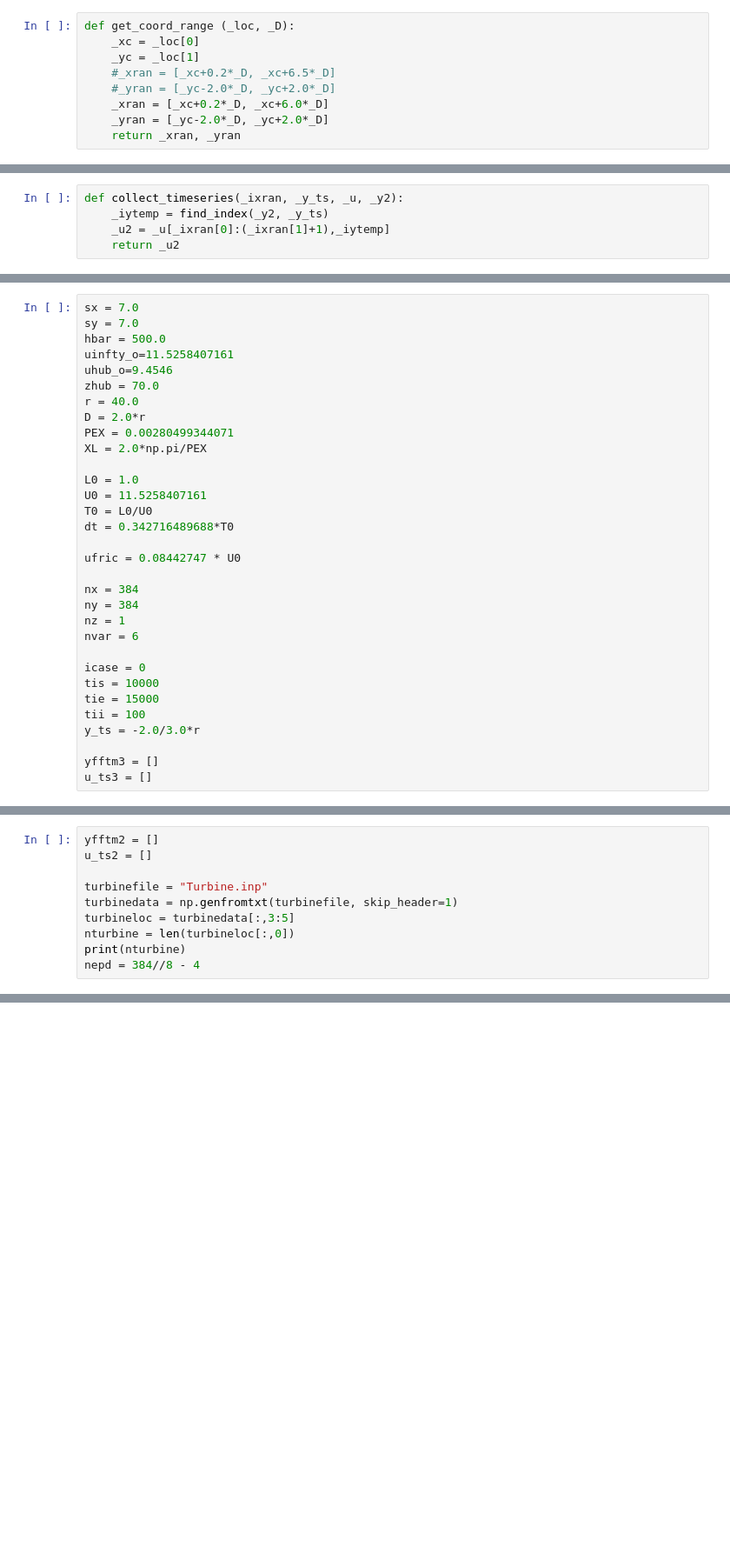
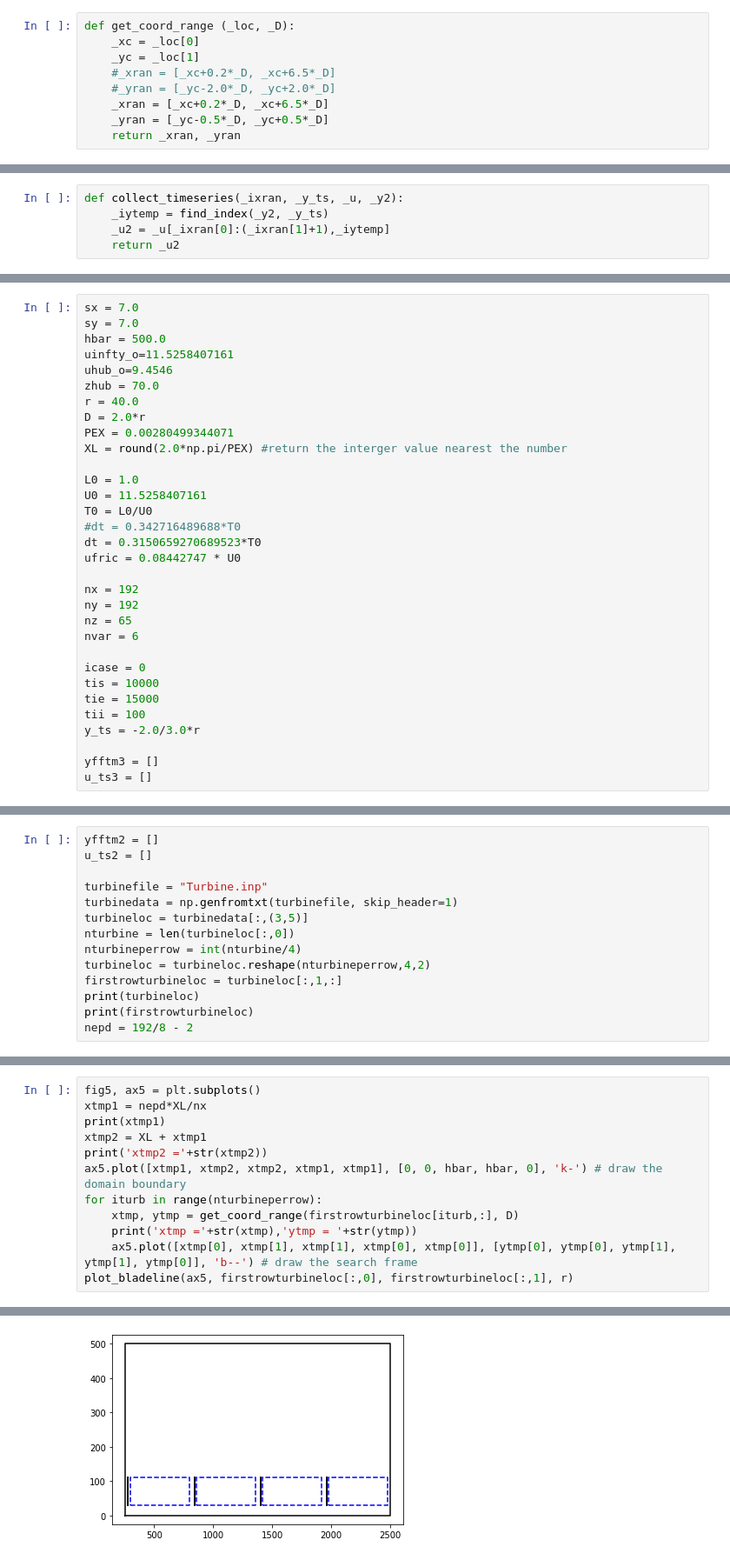
Before and after one commit to LongDaniel/post, a Jupyter notebook: test_weak_meandering.ipynb, the cells around one changed output, grey strips where cells are left out. Shown at 87% size. Cells and saved outputs as stored; diff of their text form; blank space fills up the shorter version.

Commit message:
complete wake meandering procedure for wind farm as well as single turbine

```diff
--- a/test_weak_meandering.ipynb
+++ b/test_weak_meandering.ipynb
@@ -54,8 +52,8 @@ def get_coord_range (_loc, _D):
 	_yc = _loc[1]
 	#_xran = [_xc+0.2*_D, _xc+6.5*_D]
 	#_yran = [_yc-2.0*_D, _yc+2.0*_D]
-	_xran = [_xc+0.2*_D, _xc+6.0*_D]
-	_yran = [_yc-2.0*_D, _yc+2.0*_D]
+	_xran = [_xc+0.2*_D, _xc+6.5*_D]
+	_yran = [_yc-0.5*_D, _yc+0.5*_D]
 	return _xran, _yran
 # %%
 def get_index_range (_x, _y, _xran, _yran):
@@ -244,18 +319,18 @@ zhub = 70.0
 r = 40.0
 D = 2.0*r
 PEX = 0.00280499344071
-XL = 2.0*np.pi/PEX
+XL = round(2.0*np.pi/PEX) #return the interger value nearest the number
 
 L0 = 1.0
 U0 = 11.5258407161
 T0 = L0/U0
-dt = 0.342716489688*T0
-
+#dt = 0.342716489688*T0
+dt = 0.3150659270689523*T0
 ufric = 0.08442747 * U0
 
-nx = 384
-ny = 384
-nz = 1
+nx = 192
+ny = 192
+nz = 65
 nvar = 6
 
 icase = 0
@@ -278,8 +351,12 @@ u_ts2 = []
 
 turbinefile = "Turbine.inp"
 turbinedata = np.genfromtxt(turbinefile, skip_header=1)
-turbineloc = turbinedata[:,3:5]
+turbineloc = turbinedata[:,(3,5)]
 nturbine = len(turbineloc[:,0])
-print(nturbine)
-nepd = 384//8 - 4
+nturbineperrow = int(nturbine/4)
+turbineloc = turbineloc.reshape(nturbineperrow,4,2)
+firstrowturbineloc = turbineloc[:,1,:]
+print(turbineloc)
+print(firstrowturbineloc)
+nepd = 192/8 - 2
 # %% [output]
@@ -286,0 +380,13 @@ nepd = 384//8 - 4
+# %%
+fig5, ax5 = plt.subplots()
+xtmp1 = nepd*XL/nx
+print(xtmp1)
+xtmp2 = XL + xtmp1
+print('xtmp2 ='+str(xtmp2))
+ax5.plot([xtmp1, xtmp2, xtmp2, xtmp1, xtmp1], [0, 0, hbar, hbar, 0], 'k-') # draw the domain boundary
+for iturb in range(nturbineperrow):
+	xtmp, ytmp = get_coord_range(firstrowturbineloc[iturb,:], D)
+	print('xtmp ='+str(xtmp),'ytmp = '+str(ytmp))
+	ax5.plot([xtmp[0], xtmp[1], xtmp[1], xtmp[0], xtmp[0]], [ytmp[0], ytmp[0], ytmp[1], ytmp[1], ytmp[0]], 'b--') # draw the search frame
+plot_bladeline(ax5, firstrowturbineloc[:,0], firstrowturbineloc[:,1], r)
+# %% [output]
@@ -287 +399,2 @@ nepd = 384//8 - 4
+[figure, added]
 # %%
```
Also changed, not shown: parts of 14 cells of this notebook, 2 other files.
